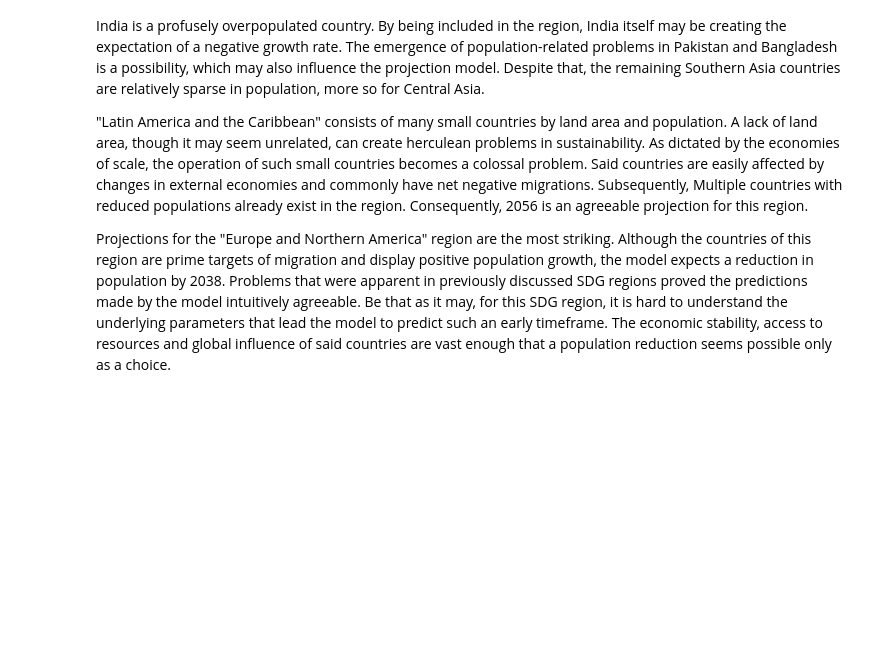
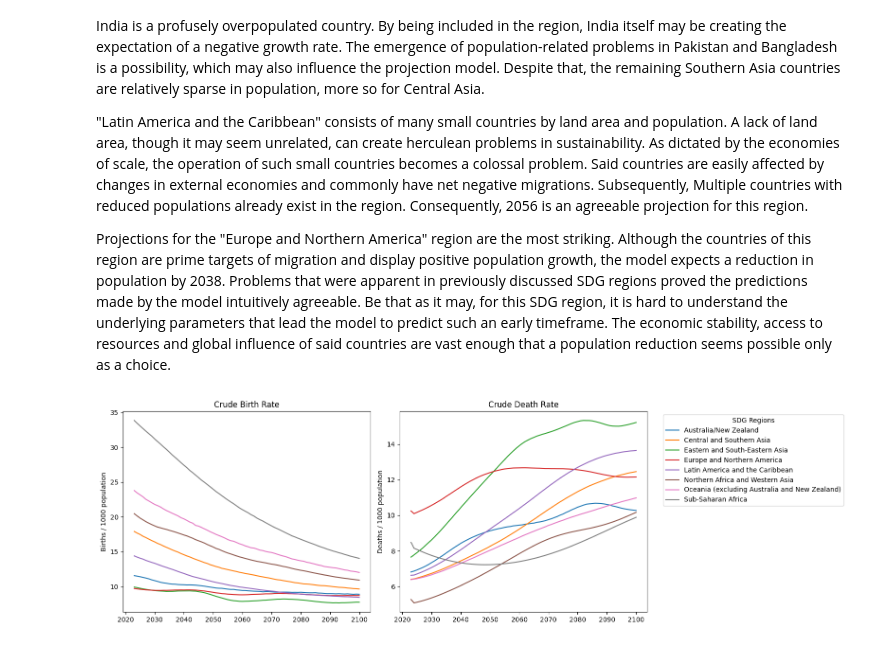
Before and after one commit to GongJr0/UW_Data_Science_Population_Analysis, a Jupyter notebook: Analysis.ipynb, the cells around one changed output. Cells and saved outputs as stored; diff of their text form; code cells hidden in the pictures; blank space fills up the shorter version.

```diff
--- a/Analysis.ipynb
+++ b/Analysis.ipynb
@@ -104,0 +94,24 @@ ideas:
+# %%
+# plt.figure(figsize=(12,7))
+fig, (ax1, ax2) = plt.subplots(1, 2, figsize=(16,5))  # Creating subplots
+
+# Plotting CBR in the first subplot (ax1)
+for loc, data in gr:
+    ax1.plot(data.index, data['CBR'], label=loc)
+
+ax1.set_title("Crude Birth Rate")
+ax1.set_ylabel('Births / 1000 population')
+
+# Plotting CDR in the second subplot (ax2)
+for loc, data in gr:
+    ax2.plot(data.index, data['CDR'], label=loc)
+
+ax2.set_title("Crude Death Rate")
+ax2.set_ylabel('Deaths / 1000 population')
+ax2.legend(bbox_to_anchor=(1.05, 1), loc='upper left', title="SDG Regions")
+
+
+plt.tight_layout()  # Adjusts subplot parameters to fit into the figure area
+plt.show()
+# %% [output]
+[figure, added]
```
Also changed, not shown: parts of 1 cell of this notebook.
